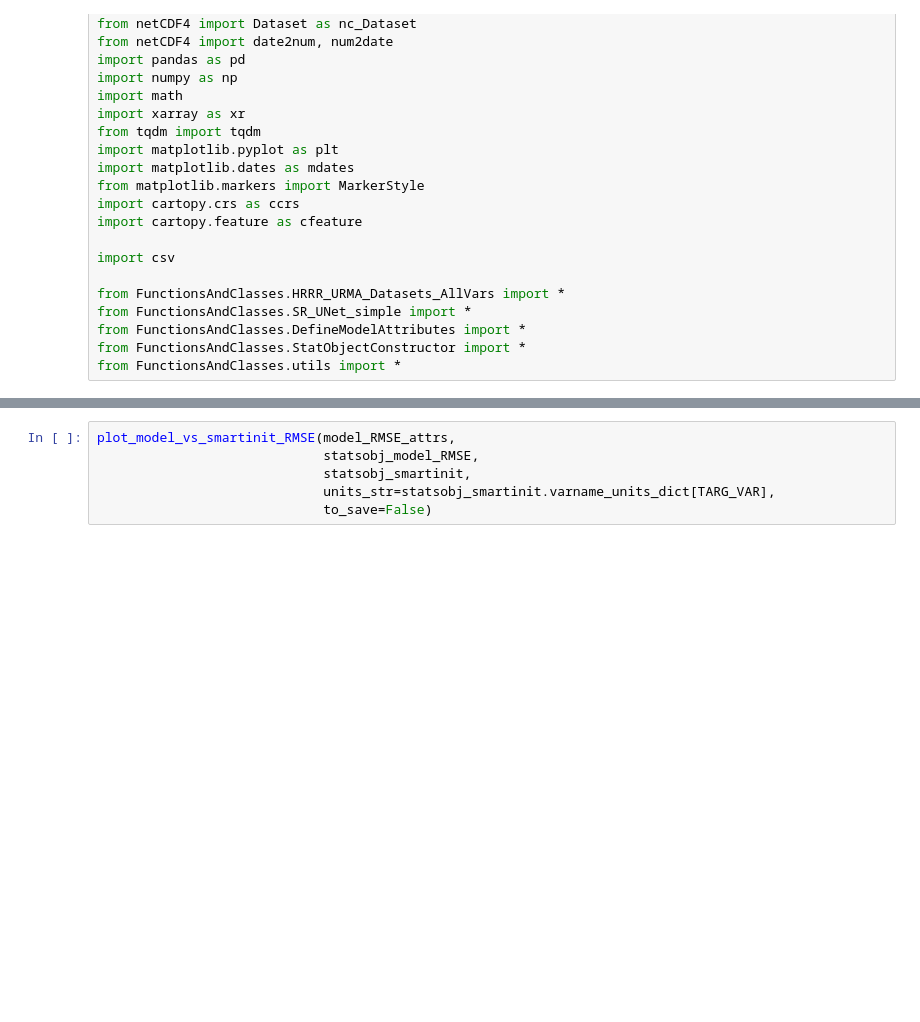
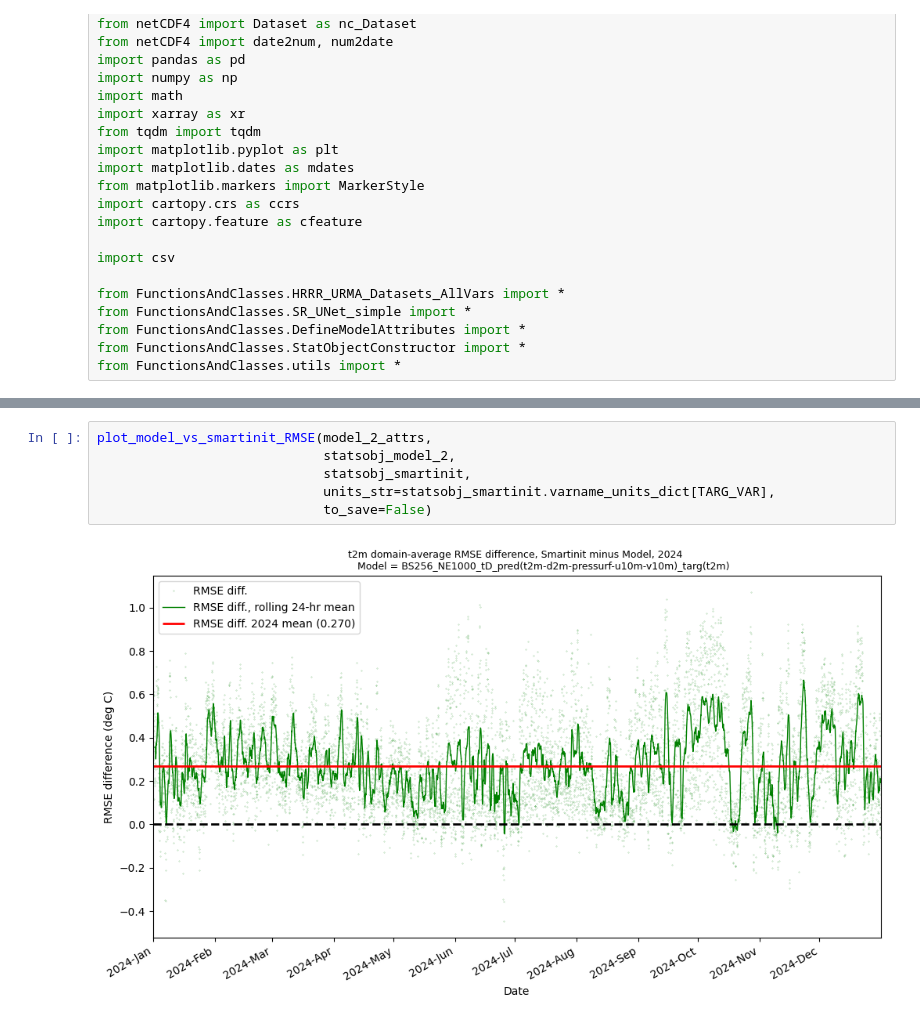
Before and after one commit to alex-schein-NOAA/HRRRtoURMA_UNet, a Jupyter notebook: CNN_Main/UNet_versus_UNet_RMSE_plotting.ipynb, the cells around one changed output, grey strips where cells are left out. Saved outputs shown, nothing was run; the diff lists cells and outputs as text; blank space fills up the shorter version.

```diff
--- a/CNN_Main/UNet_versus_UNet_RMSE_plotting.ipynb
+++ b/CNN_Main/UNet_versus_UNet_RMSE_plotting.ipynb
@@ -83,6 +159,8 @@ plot_model_vs_smartinit_RMSE(model_MAE_attrs,
 # %%
-plot_model_vs_smartinit_RMSE(model_RMSE_attrs,
-                             statsobj_model_RMSE,
+plot_model_vs_smartinit_RMSE(model_2_attrs,
+                             statsobj_model_2,
                              statsobj_smartinit,
                              units_str=statsobj_smartinit.varname_units_dict[TARG_VAR],
                              to_save=False)
+# %% [output]
+[figure, added]
```
Also changed, not shown: parts of 9 cells of this notebook, 20 other files.
